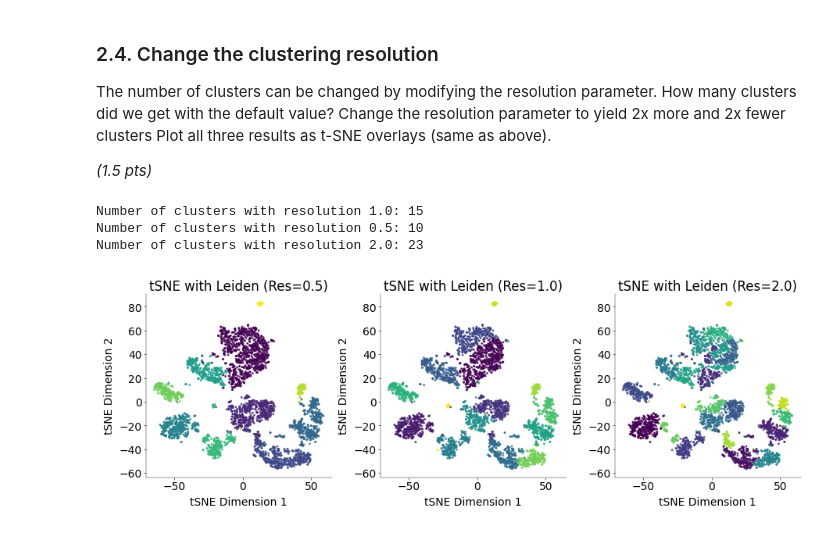
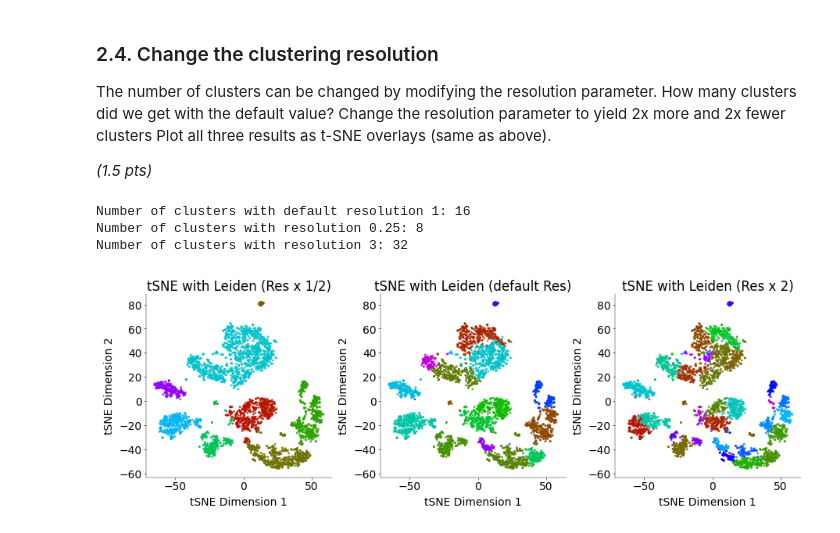
Before and after one commit to Akseli-Ilmanen/NDS_homework, a Jupyter notebook: notebooks/CG_CodingLab7.ipynb, the cells around one changed output. Drawn from its saved outputs; the diff is of its cells as text; code cells hidden in the pictures.

```diff
--- a/notebooks/CG_CodingLab7.ipynb
+++ b/notebooks/CG_CodingLab7.ipynb
@@ -707,67 +747,96 @@ _(1.5 pts)_
 # run the clustering for 3 different resolution parameters (0.5 pts)
 # ------------------------------------------------------------------
 
+
 def cluster_with_resolution(res_val, G):
     partition = la.find_partition(
-        G, la.RBConfigurationVertexPartition, resolution_parameter=res_val
+        G, la.RBConfigurationVertexPartition, resolution_parameter=res_val, seed=30
     )
     leiden_clusters = np.array(partition.membership)
     n_leiden_clusters = len(np.unique(leiden_clusters))
     return partition, leiden_clusters, n_leiden_clusters
 
 
-# resolution 1.0
+# resolution default
+resolution_normal = (
+    1  # default value for resolution with RBConfigurationVertexPartition
+)
 partition_normal, leiden_clusters_normal, n_leiden_clusters_normal = (
-    cluster_with_resolution(1.0, graph)
+    cluster_with_resolution(resolution_normal, graph)
 )
-print(f"Number of clusters with resolution 1.0: {n_leiden_clusters_normal}")
+print(
+    f"Number of clusters with default resolution {resolution_normal}: {n_leiden_clusters_normal}"
+)
 
-# resolution 0.5
+
+# we try to find the corresponding values for the resolutions that lead to twice / half as many clusters through trying different values
+# we arrived at 0.25 and 3.0 as good resolution values to achieve approximately half and double the number of clusters.
+
+# resolution 2x fewer clusters
+resolution_fewer = 0.25 * resolution_normal
 partition_fewer, leiden_clusters_fewer, n_leiden_clusters_fewer = (
-    cluster_with_resolution(0.5, graph)
+    cluster_with_resolution(resolution_fewer, graph)
 )
-print(f"Number of clusters with resolution 0.5: {n_leiden_clusters_fewer}")
+print(
+    f"Number of clusters with resolution {resolution_fewer}: {n_leiden_clusters_fewer}"
+)
 
-# resolution 2.0
+# resolution 2x more clusters
+resolution_more = 3.0 * resolution_normal
 partition_more, leiden_clusters_more, n_leiden_clusters_more = cluster_with_resolution(
-    2.0, graph
+    resolution_more, graph
 )
-print(f"Number of clusters with resolution 2.0: {n_leiden_clusters_more}")
+print(f"Number of clusters with resolution {resolution_more}: {n_leiden_clusters_more}")
 # %% [output]
-Number of clusters with resolution 1.0: 15
-Number of clusters with resolution 0.5: 10
-Number of clusters with resolution 2.0: 23
+Number of clusters with default resolution 1: 16
+Number of clusters with resolution 0.25: 8
+Number of clusters with resolution 3: 32
 # %%
 # --------------------------
 # Plot the results (1 pt)
 # --------------------------
 
 fig, axs = plt.subplots(1, 3, figsize=(9, 3))
 
 # resolution 0.5
 scatter_fewer = axs[0].scatter(
-    tsne_log[:, 0], tsne_log[:, 1], c=leiden_clusters_fewer, s=5, alpha=0.7
+    tsne_log[:, 0],
+    tsne_log[:, 1],
+    c=leiden_clusters_fewer,
+    cmap=matplotlib.colors.ListedColormap(clusterColors),
+    s=5,
+    alpha=0.7,
 )
 axs[0].set_xlabel("tSNE Dimension 1")
 axs[0].set_ylabel("tSNE Dimension 2")
-axs[0].set_title(f"tSNE with Leiden (Res=0.5)")
+axs[0].set_title(f"tSNE with Leiden (Res x 1/2)")
 
 # resolution 1.0
 scatter_normal = axs[1].scatter(
-    tsne_log[:, 0], tsne_log[:, 1], c=leiden_clusters_normal, s=5, alpha=0.7
+    tsne_log[:, 0],
+    tsne_log[:, 1],
+    c=leiden_clusters_normal,
+    cmap=matplotlib.colors.ListedColormap(clusterColors),
+    s=5,
+    alpha=0.7,
 )
 axs[1].set_xlabel("tSNE Dimension 1")
 axs[1].set_ylabel("tSNE Dimension 2")
-axs[1].set_title(f"tSNE with Leiden (Res=1.0)")
+axs[1].set_title(f"tSNE with Leiden (default Res)")
 
 # resolution 0.5
 scatter_more = axs[2].scatter(
-    tsne_log[:, 0], tsne_log[:, 1], c=leiden_clusters_more, s=5, alpha=0.7
+    tsne_log[:, 0],
+    tsne_log[:, 1],
+    c=leiden_clusters_more,
+    cmap=matplotlib.colors.ListedColormap(clusterColors),
+    s=5,
+    alpha=0.7,
 )
 axs[2].set_xlabel("tSNE Dimension 1")
 axs[2].set_ylabel("tSNE Dimension 2")
-axs[2].set_title(f"tSNE with Leiden (Res=2.0)")
+axs[2].set_title(f"tSNE with Leiden (Res x 2)")
 
 plt.show()
 # %% [output]
-[figure, old version]
+[figure, new version]
```
Also changed, not shown: parts of 5 cells of this notebook.
